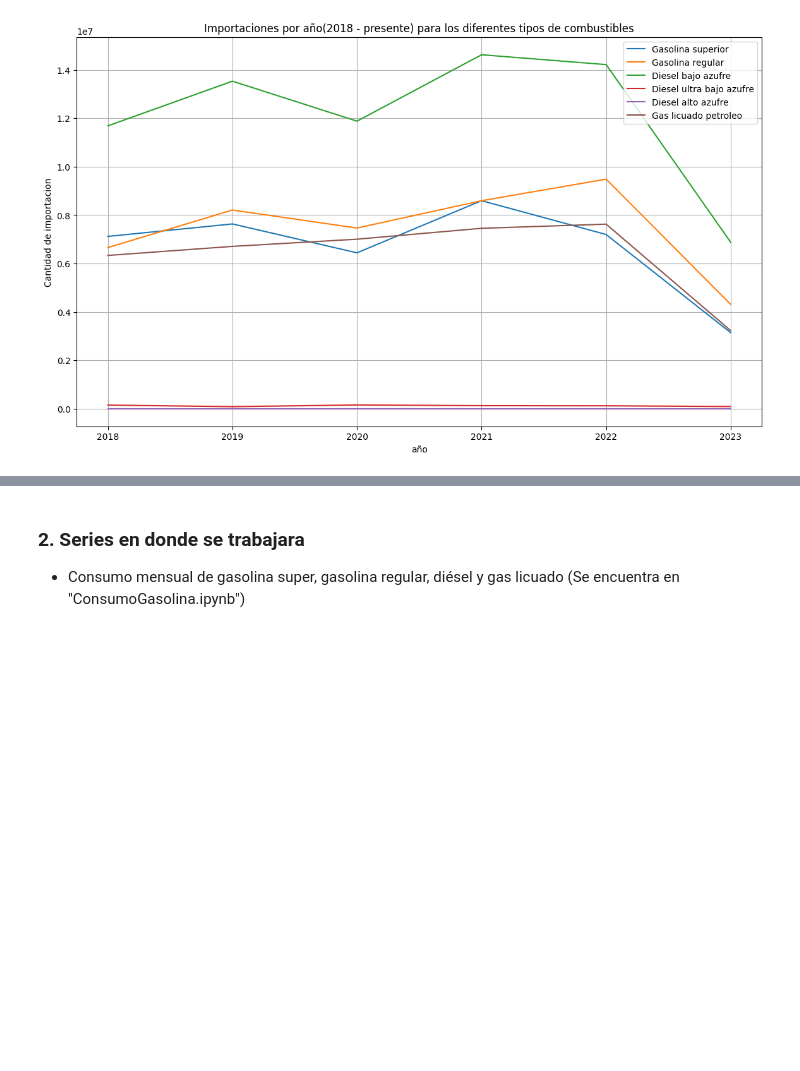
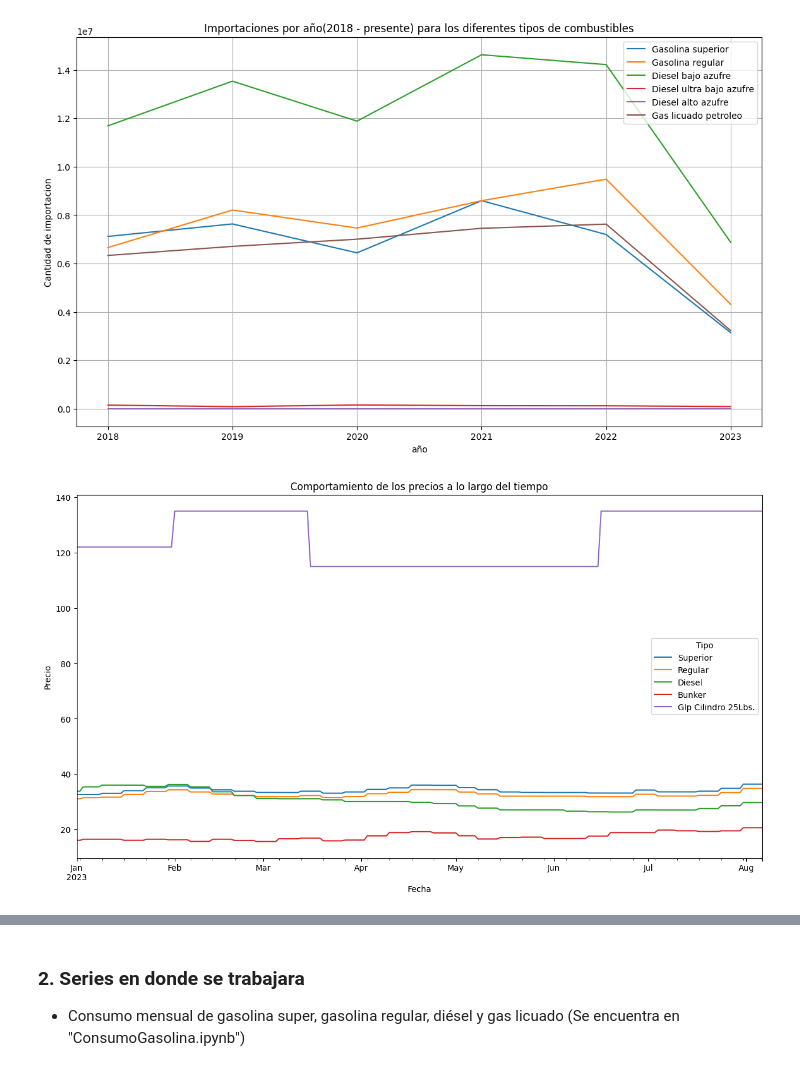
Before and after one commit to CrisLayB/DataScience_Lab02, a Jupyter notebook: 1_&_2_ExploratoryAnalysis.ipynb, the cells around one changed output, grey strips where cells are left out. Drawn from its saved outputs; the diff is of its cells as text; code cells hidden in the pictures; blank space fills up the shorter version.

Commit message:
analisis exploratorio precios

```diff
--- a/1_&_2_ExploratoryAnalysis.ipynb
+++ b/1_&_2_ExploratoryAnalysis.ipynb
@@ -208,3 +208,21 @@ plt.grid(True)
 plt.show()
 # %% [output]
 [figure]
+# %%
+import pandas as pd
+import matplotlib.pyplot as plt
+prices_df = pd.read_csv('data/Precios_Promedio_Nacionales.csv')
+
+prices_df.head()
+
+prices_df['Fecha'] = pd.to_datetime(prices_df['Fecha'])
+
+
+fuel_columns = ['Superior', 'Regular', 'Diesel', 'Bunker', 'Glp Cilindro 25Lbs.']
+prices_df.plot(x='Fecha', y=fuel_columns, figsize=(15, 8), title='Comportamiento de los precios a lo largo del tiempo')
+plt.ylabel('Precio')
+plt.xlabel('Fecha')
+plt.legend(title='Tipo')
+plt.show()
+# %% [output]
+[figure, added]
```
Also changed, not shown: parts of 1 cell of this notebook.
